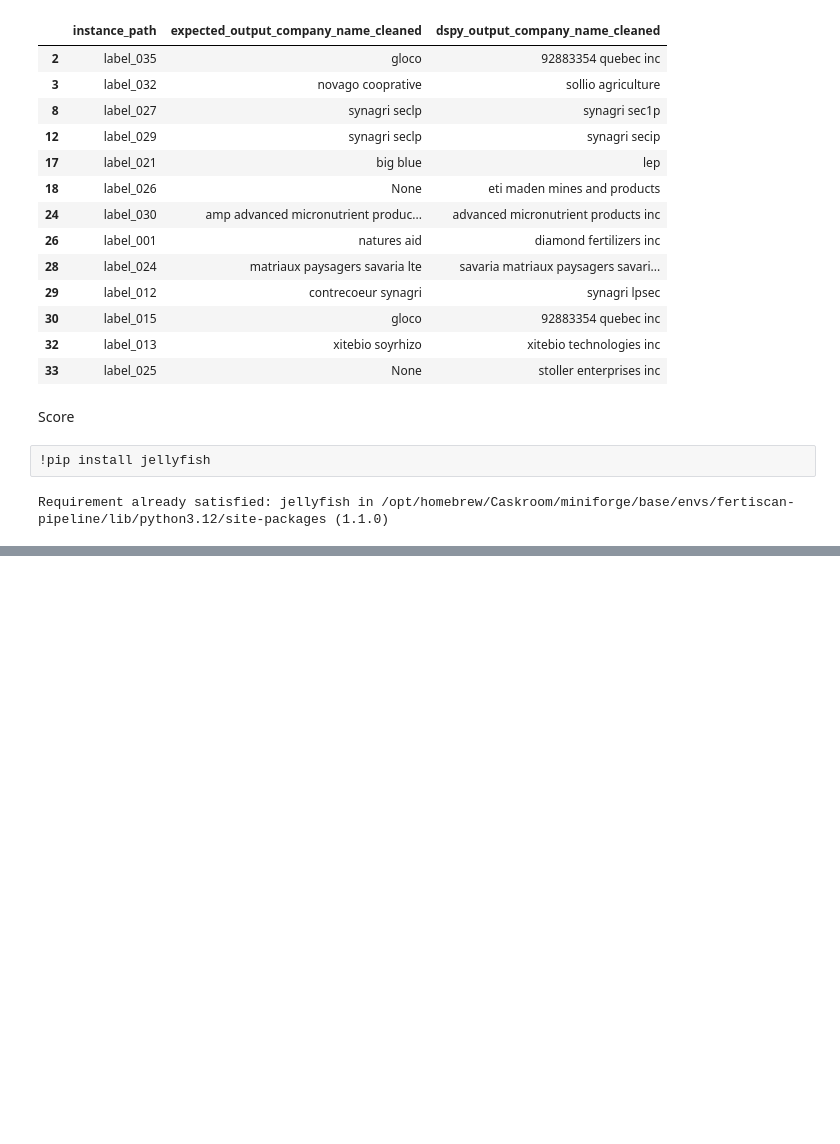
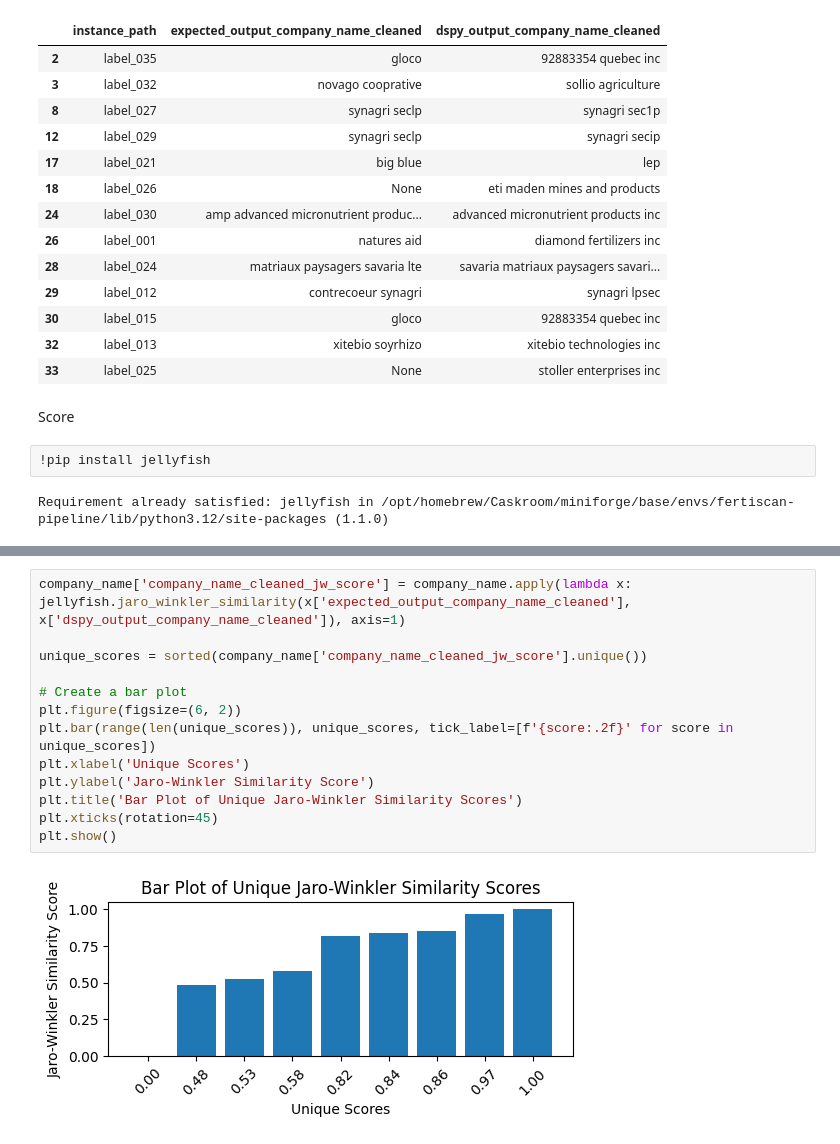
Before and after one commit to ai-cfia/fertiscan-pipeline, a Jupyter notebook: notebooks/metric.ipynb, the cells around one changed output, grey strips where cells are left out. Drawn from its saved outputs; the diff is of its cells as text; blank space fills up the shorter version.

```diff
--- a/notebooks/metric.ipynb
+++ b/notebooks/metric.ipynb
@@ -454,0 +469,15 @@ numpy.ndarray
+# %%
+company_name['company_name_cleaned_jw_score'] = company_name.apply(lambda x: jellyfish.jaro_winkler_similarity(x['expected_output_company_name_cleaned'], x['dspy_output_company_name_cleaned']), axis=1)
+
+unique_scores = sorted(company_name['company_name_cleaned_jw_score'].unique())
+
+# Create a bar plot
+plt.figure(figsize=(6, 2))
+plt.bar(range(len(unique_scores)), unique_scores, tick_label=[f'{score:.2f}' for score in unique_scores])
+plt.xlabel('Unique Scores')
+plt.ylabel('Jaro-Winkler Similarity Score')
+plt.title('Bar Plot of Unique Jaro-Winkler Similarity Scores')
+plt.xticks(rotation=45)
+plt.show()
+# %% [output]
+[figure, added]
```
Also changed, not shown: parts of 17 cells of this notebook.
